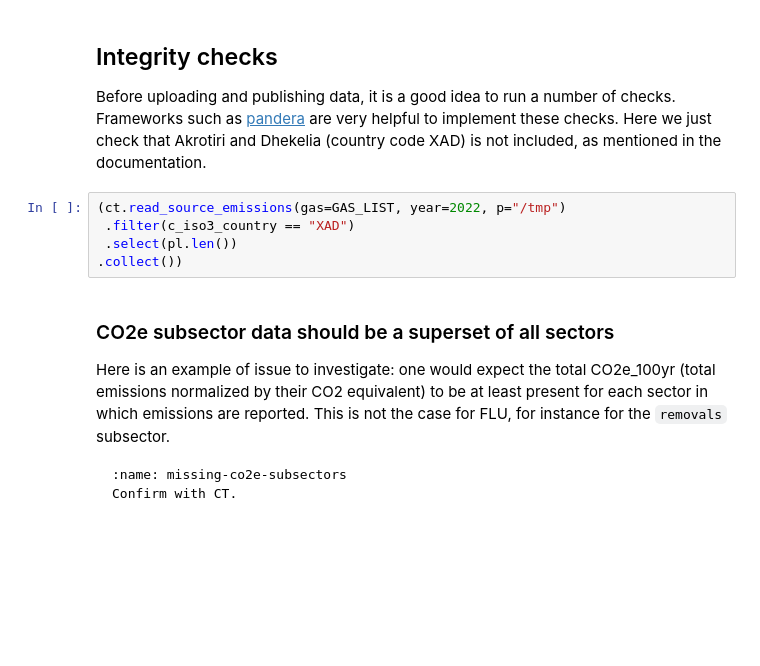
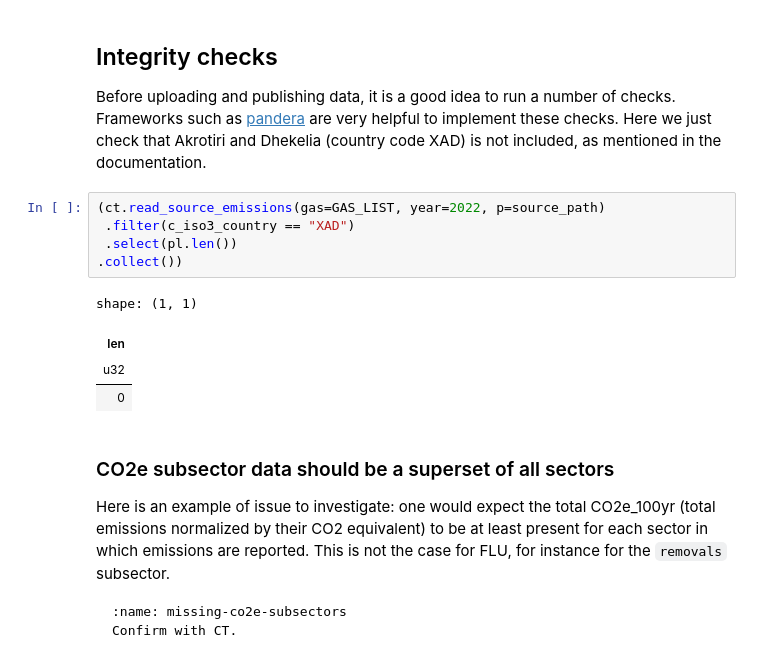
Before and after one commit to tjhunter/climate-trace-handbook, a Jupyter notebook: ct_book/ingestion.ipynb, the cells around one changed output. Drawn from its saved outputs; the diff is of its cells as text; blank space fills up the shorter version.

```diff
--- a/ct_book/ingestion.ipynb
+++ b/ct_book/ingestion.ipynb
@@ -215,10 +427,15 @@ sdf = ct.read_source_emissions(CO2E_100YR, 2023, "/tmp")
 
 Before uploading and publishing data, it is a good idea to run a number of checks. Frameworks such as [pandera](https://pandera.readthedocs.io/en/latest/polars.html) are very helpful to implement these checks. Here we just check that Akrotiri and Dhekelia (country code XAD) is not included, as mentioned in the documentation.
 # %%
-(ct.read_source_emissions(gas=GAS_LIST, year=2022, p="/tmp")
+(ct.read_source_emissions(gas=GAS_LIST, year=2022, p=source_path)
  .filter(c_iso3_country == "XAD")
  .select(pl.len())
 .collect())
+# %% [output]
+shape: (1, 1)
+| len |
+| u32 |
+| 0 |
 # %% [markdown]
 ### CO2e subsector data should be a superset of all sectors
 
```
Also changed, not shown: parts of 26 cells of this notebook, 2 other files.
